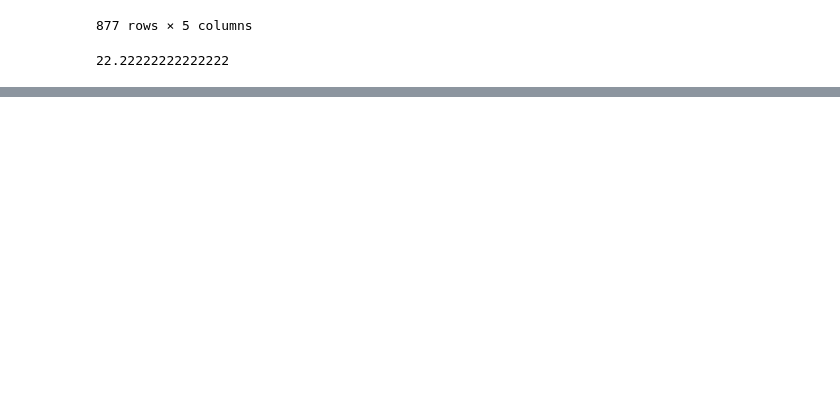
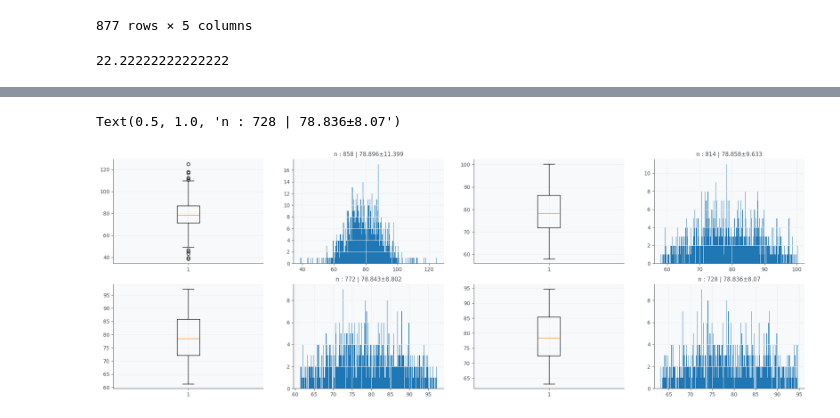
Before and after one commit to hyeok-jong/hrv_analysis, a Jupyter notebook: 20240610_xaimed_analysis.ipynb, the cells around one changed output, grey strips where cells are left out. Saved outputs shown, nothing was run; the diff lists cells and outputs as text; code cells hidden in the pictures; blank space fills up the shorter version.

```diff
--- a/20240610_xaimed_analysis.ipynb
+++ b/20240610_xaimed_analysis.ipynb
@@ -121,0 +142,8 @@ processECG(signals['ECG'].iloc[1])['ECG_pNN50']
+# %%
+results = list()
+for i in tqdm(signals['ECG']):
+    results.append(new_processECG(i))
+
+results = pd.DataFrame(results).dropna()
+results[results['Short_Message'] == 'SUCCESS']
+results
@@ -121,0 +164,37 @@ processECG(signals['ECG'].iloc[1])['ECG_pNN50']
+# %%
+
+
+
+variable = 'HR'
+data = results[[variable]].astype(float)
+
+plt.figure(figsize = (24, 8))
+plt.subplot(2, 4, 1)
+plt.boxplot(data)
+plt.subplot(2, 4, 2)
+_ = plt.hist(data, bins = 300)
+plt.title(f'n : {len(data)} | {round(data.mean().item(), 3)}±{round(data.std().item(), 3)}',)
+
+cut = data[(data[variable] < data.quantile(0.975)[variable]) & (data[variable] > data.quantile(0.025)[variable])]
+plt.subplot(2, 4, 3)
+plt.boxplot(cut)
+plt.subplot(2, 4, 4)
+_ = plt.hist(cut, bins = 300)
+plt.title(f'n : {len(cut)} | {round(cut.mean().item(), 3)}±{round(cut.std().item(), 3)}',)
+
+cut = data[(data[variable] < data.quantile(0.95)[variable]) & (data[variable] > data.quantile(0.05)[variable])]
+plt.subplot(2, 4, 5)
+plt.boxplot(cut)
+plt.subplot(2, 4, 6)
+_ = plt.hist(cut, bins = 300)
+plt.title(f'n : {len(cut)} | {round(cut.mean().item(), 3)}±{round(cut.std().item(), 3)}',)
+
+cut = data[(data[variable] < data.quantile(0.925)[variable]) & (data[variable] > data.quantile(0.075)[variable])]
+plt.subplot(2, 4, 7)
+plt.boxplot(cut)
+plt.subplot(2, 4, 8)
+_ = plt.hist(cut, bins = 300)
+plt.title(f'n : {len(cut)} | {round(cut.mean().item(), 3)}±{round(cut.std().item(), 3)}',)
+# %% [output]
+Text(0.5, 1.0, 'n : 728 | 78.836±8.07')
+[figure, added]
```
Also changed, not shown: parts of 9 cells of this notebook, 2 other files.
